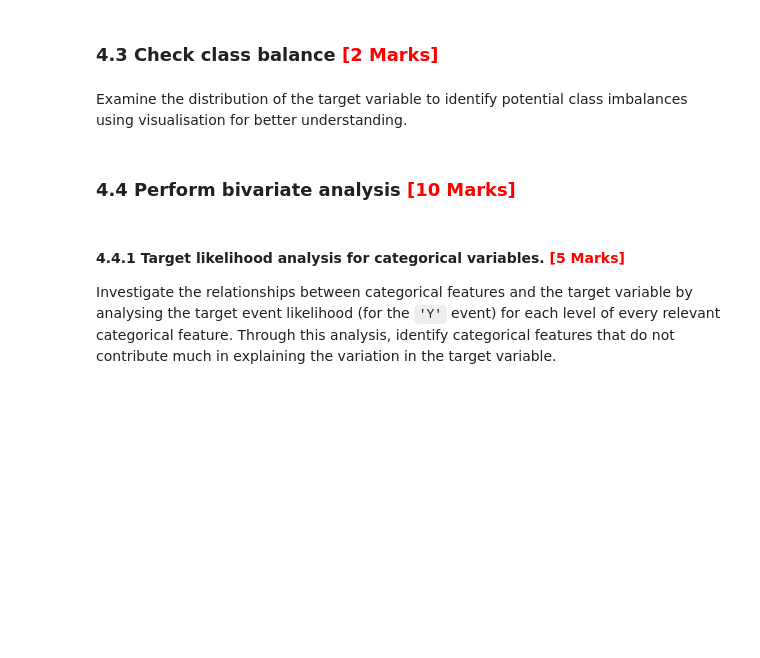
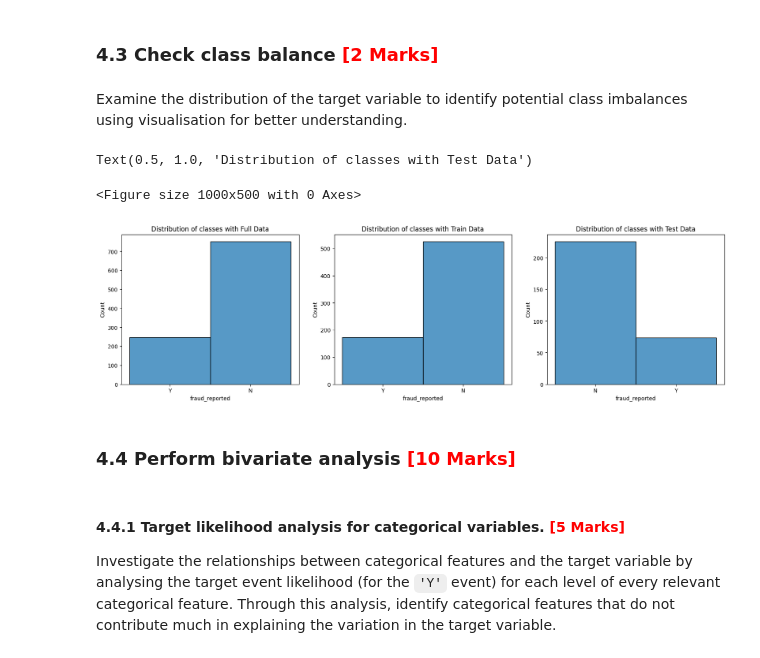
Before and after one commit to Prithvi1510/credit-card-detect-upgrad, a Jupyter notebook: Fraudulent_Claim_Detection_Starter.ipynb, the cells around one changed output. Cells and saved outputs as stored; diff of their text form; code cells hidden in the pictures; blank space fills up the shorter version.

```diff
--- a/Fraudulent_Claim_Detection_Starter.ipynb
+++ b/Fraudulent_Claim_Detection_Starter.ipynb
@@ -560,3 +565,23 @@ Examine the distribution of the target variable to identify potential class imba
+# %%
+# Plot a bar chart to check class balance
+plt.figure(figsize=(10,5))
+
+fig , axes = plt.subplots(1 , 3 , figsize = (20,5))
+
+axes.flatten()
+
+axes[0].set_title(f"Distribution of classes with Full Data")
+sns.histplot(data['fraud_reported'] , ax=axes[0])
+
+sns.histplot(y_train , ax=axes[1])
+axes[1].set_title(f"Distribution of classes with Train Data")
+
+sns.histplot(y_test , ax=axes[2])
+axes[2].set_title(f"Distribution of classes with Test Data")
+# %% [output]
+Text(0.5, 1.0, 'Distribution of classes with Test Data')
+<Figure size 1000x500 with 0 Axes>
+[figure, added]
 # %% [markdown]
 ### **4.4 Perform bivariate analysis** <font color="red">[10 Marks]</font>
 # %% [markdown]
```
Also changed, not shown: parts of 5 cells of this notebook.
